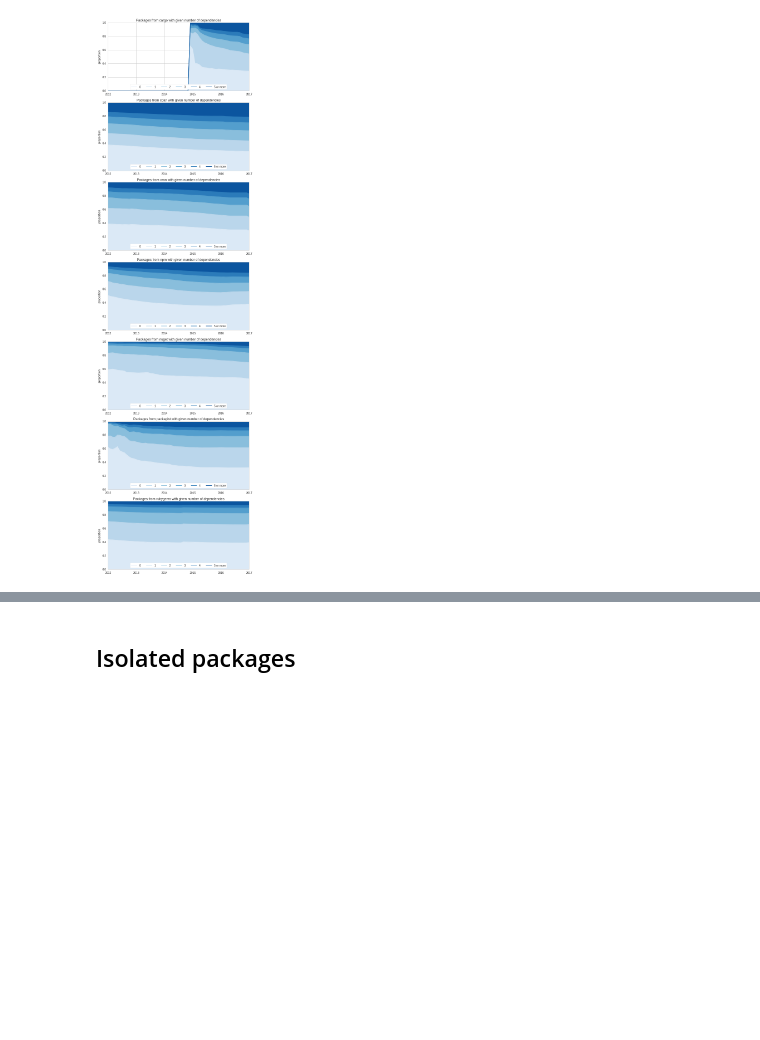
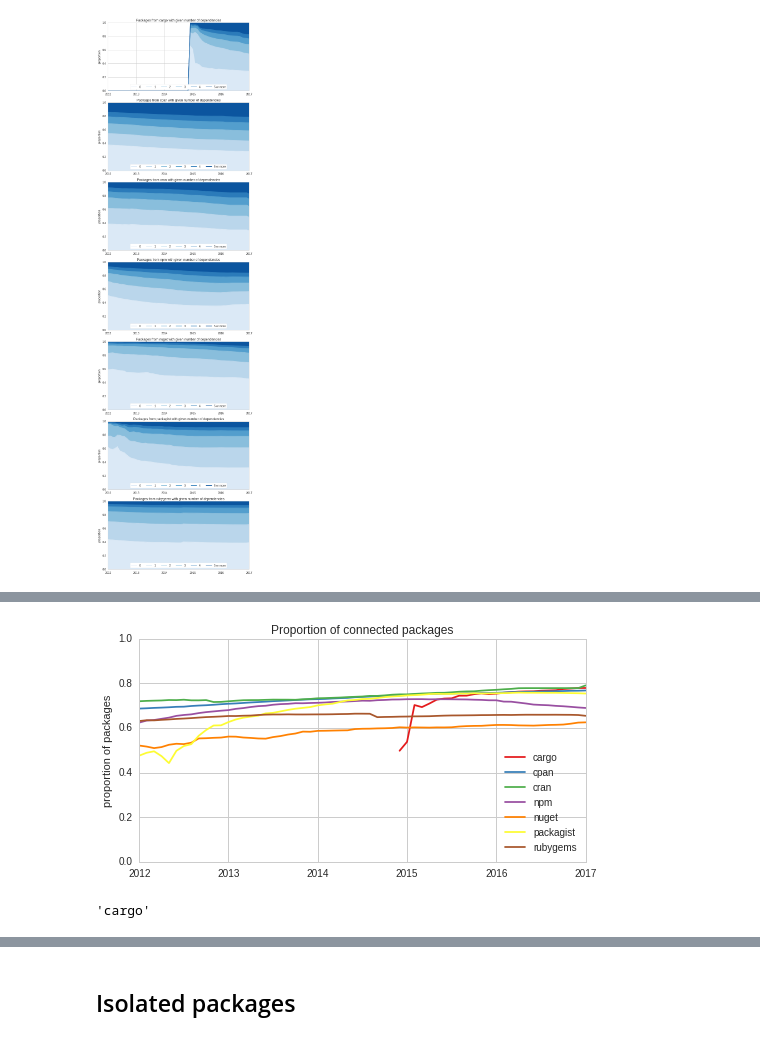
Before and after one commit to AlexandreDecan/ecos-emse, a Jupyter notebook: notebooks/Graphs metrics.ipynb, the cells around one changed output, grey strips where cells are left out. Cells and saved outputs as stored; diff of their text form; code cells hidden in the pictures; blank space fills up the shorter version.

```diff
--- a/notebooks/Graphs metrics.ipynb
+++ b/notebooks/Graphs metrics.ipynb
@@ -373,0 +395,20 @@ savefig(figure, 'graph_proportion_packages_with_number_of_dependencies')
+# %%
+figure, ax = matplotlib.pyplot.subplots()
+figure.set_size_inches(FIG_SIZE)
+
+df_connected.plot(ax=ax, color=sub(COLORS, ECOSYSTEMS))
+
+ax.set(
+    xlabel='',
+    ylabel='proportion of packages',
+    title='Proportion of connected packages',
+    ylim=(0, 1),
+)
+savefig(figure, 'graph_prop_connected_packages')
+# %% [output]
+[figure, added]
+# %%
+ax.legend().get_texts()[0]
+_.get_text()
+# %% [output]
+'cargo'
```
Also changed, not shown: parts of 3 cells of this notebook, 2 other files.
